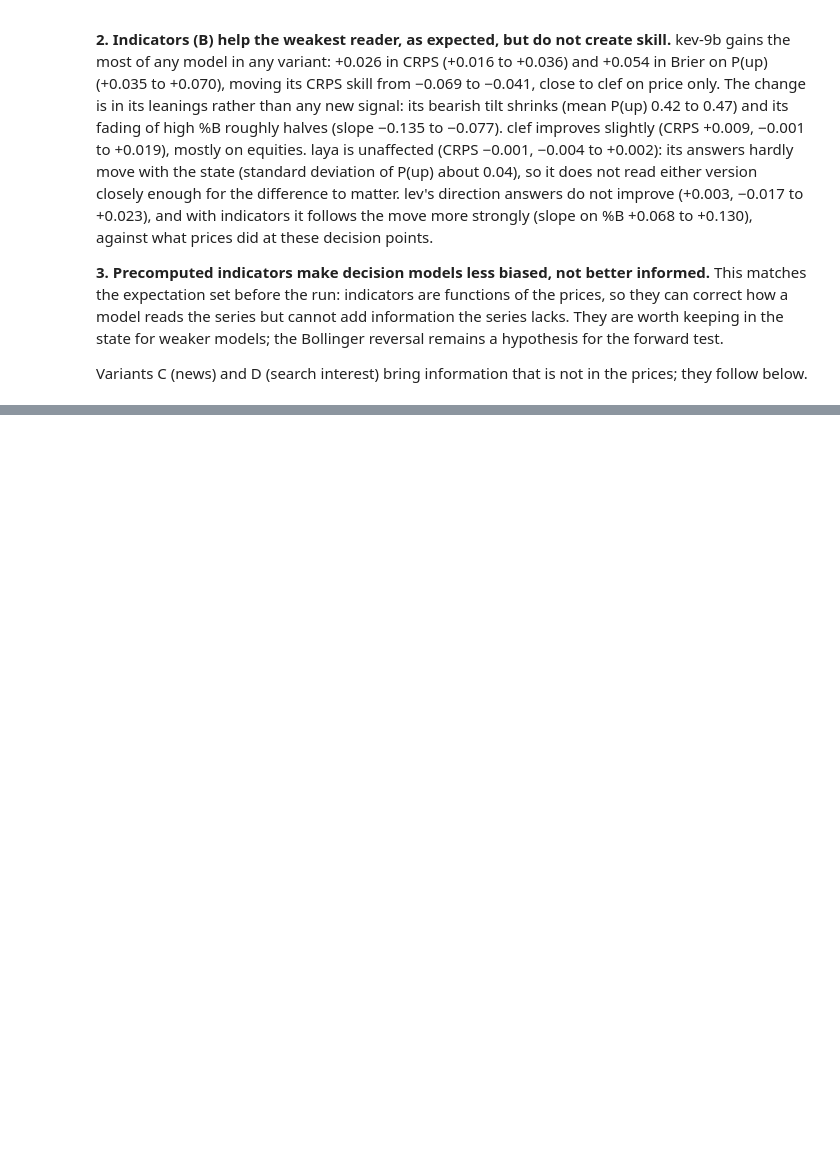
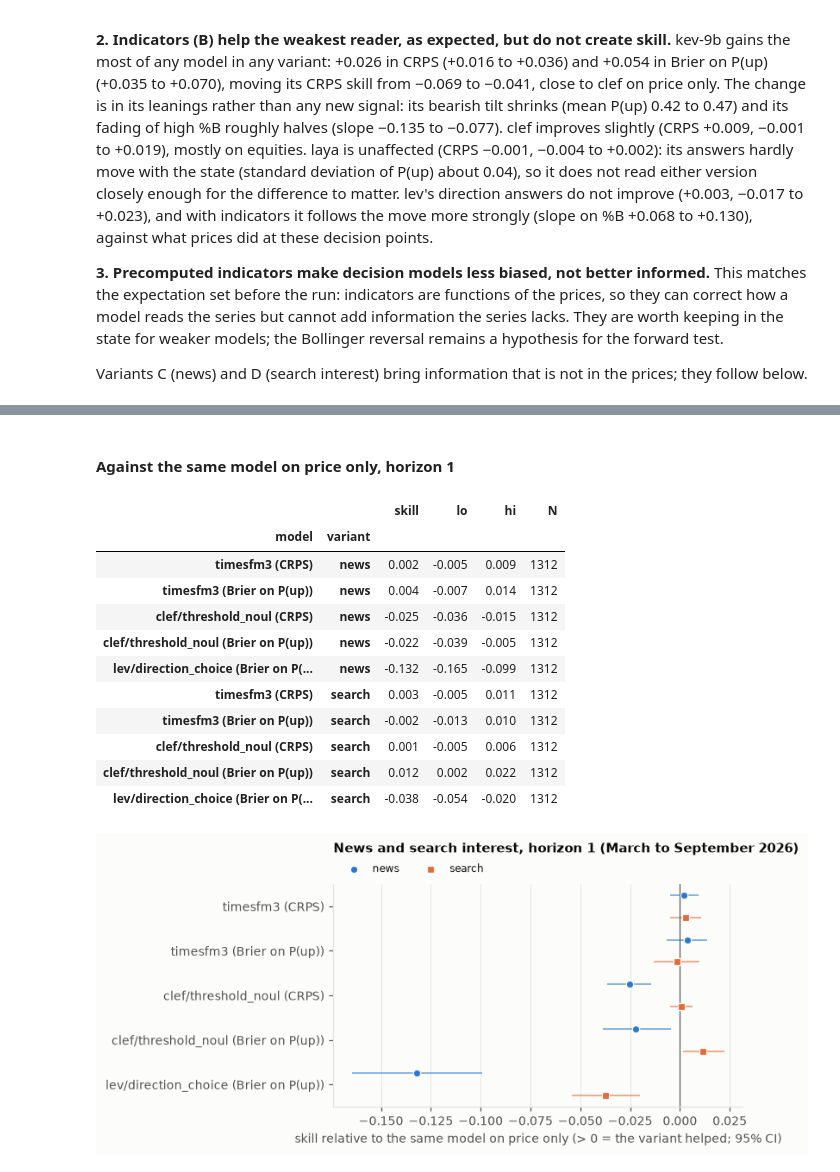
Before and after one commit to vale-dinap/signalbench, a Jupyter notebook: notebooks/03_enrichment.ipynb, the cells around one changed output, grey strips where cells are left out. Cells and saved outputs as stored; diff of their text form; code cells hidden in the pictures; blank space fills up the shorter version.

```diff
--- a/notebooks/03_enrichment.ipynb
+++ b/notebooks/03_enrichment.ipynb
@@ -484,0 +656,35 @@ Variants C (news) and D (search interest) bring information that is not in the p
+# %%
+price_h5 = results[results["variant"] == "price"].drop(columns="variant")
+per_cd = per_forecast(pd.concat([price_h5, results_cd.drop(columns="file")], ignore_index=True))
+per_cd["base"] = per_cd["predictor"].str.replace(r"\+\w+$", "", regex=True)
+per_cd["variant"] = per_cd["predictor"].str.extract(r"\+(\w+)$", expand=False).fillna("price")
+per_cd["asset_class"] = per_cd["series"].map(ASSET_CLASS)
+
+KNOWN_AT = {s.key: dict(zip(s.df["t"], s.available_at())) for s in SERIES}
+points_cd = per_cd[["series", "t"]].drop_duplicates()
+points_cd["news_ok"] = [FEED.coverage_at(k, KNOWN_AT[k][t]) is not None for k, t in zip(points_cd["series"], points_cd["t"])]
+per_cd = per_cd.merge(points_cd, on=["series", "t"])
+print(f"decision points without news (archive gap), left out: {int((~points_cd['news_ok']).sum())}")
+per_cd = per_cd[per_cd["news_ok"]]
+h1, h5 = per_cd[per_cd["horizon"] == 1], per_cd[per_cd["horizon"] == HORIZON]
+
+
+def gains_vs_price(df: pd.DataFrame) -> pd.DataFrame:
+    rows = []
+    for name in df.loc[df["variant"] != "price", "predictor"].unique():
+        base, variant = name.split("+")
+        for metric, label in METRICS.items():
+            d = df[df["predictor"].isin([name, base])].dropna(subset=[metric])
+            if d["predictor"].nunique() < 2:
+                continue
+            s = skill_table(d, metric, baseline=base).iloc[0]
+            rows.append({"model": f"{base} ({label})", "variant": variant, "skill": s["skill"],
+                         "lo": s["lo"], "hi": s["hi"], "N": s["N"]})
+    return pd.DataFrame(rows)
+
+
+h1_brier = skill_cols(h1, "brier_up", "brier_up")
+display(Markdown(f"Horizon 1, March to September 2026: realised up-rate "
+                 f"**{h1.loc[h1['predictor'] == 'random_walk', 'up'].mean():.1%}**"))
+display(skill_cols(h1[h1["crps_n"].notna()], "crps_n", "crps").join(h1_brier.drop(columns="N"), how="outer")
+        .sort_values("brier_up_skill", ascending=False))
@@ -484,0 +706,23 @@ Variants C (news) and D (search interest) bring information that is not in the p
+# %% [markdown]
+#### Against the same model on price only, horizon 1
+# %%
+gain_h1 = gains_vs_price(h1)
+plots.dot_plot(gain_h1, y="model", x="skill", hue="variant", lo="lo", hi="hi",
+               xlabel="skill relative to the same model on price only (> 0 = the variant helped; 95% CI)",
+               title="News and search interest, horizon 1 (March to September 2026)",
+               path=CHARTS / "05_news_search_h1.png")
+gain_h1.set_index(["model", "variant"])
+# %% [output]
+|  |  | skill | lo | hi | N |
+| model | variant |  |  |  |  |
+| timesfm3 (CRPS) | news | 0.002 | -0.005 | 0.009 | 1312 |
+| timesfm3 (Brier on P(up)) | news | 0.004 | -0.007 | 0.014 | 1312 |
+| clef/threshold_noul (CRPS) | news | -0.025 | -0.036 | -0.015 | 1312 |
+| clef/threshold_noul (Brier on P(up)) | news | -0.022 | -0.039 | -0.005 | 1312 |
+| lev/direction_choice (Brier on P(... | news | -0.132 | -0.165 | -0.099 | 1312 |
+| timesfm3 (CRPS) | search | 0.003 | -0.005 | 0.011 | 1312 |
+| timesfm3 (Brier on P(up)) | search | -0.002 | -0.013 | 0.010 | 1312 |
+| clef/threshold_noul (CRPS) | search | 0.001 | -0.005 | 0.006 | 1312 |
+| clef/threshold_noul (Brier on P(up)) | search | 0.012 | 0.002 | 0.022 | 1312 |
+| lev/direction_choice (Brier on P(... | search | -0.038 | -0.054 | -0.020 | 1312 |
+[figure, added]
```
Also changed, not shown: parts of 16 cells of this notebook, 20 other files.
